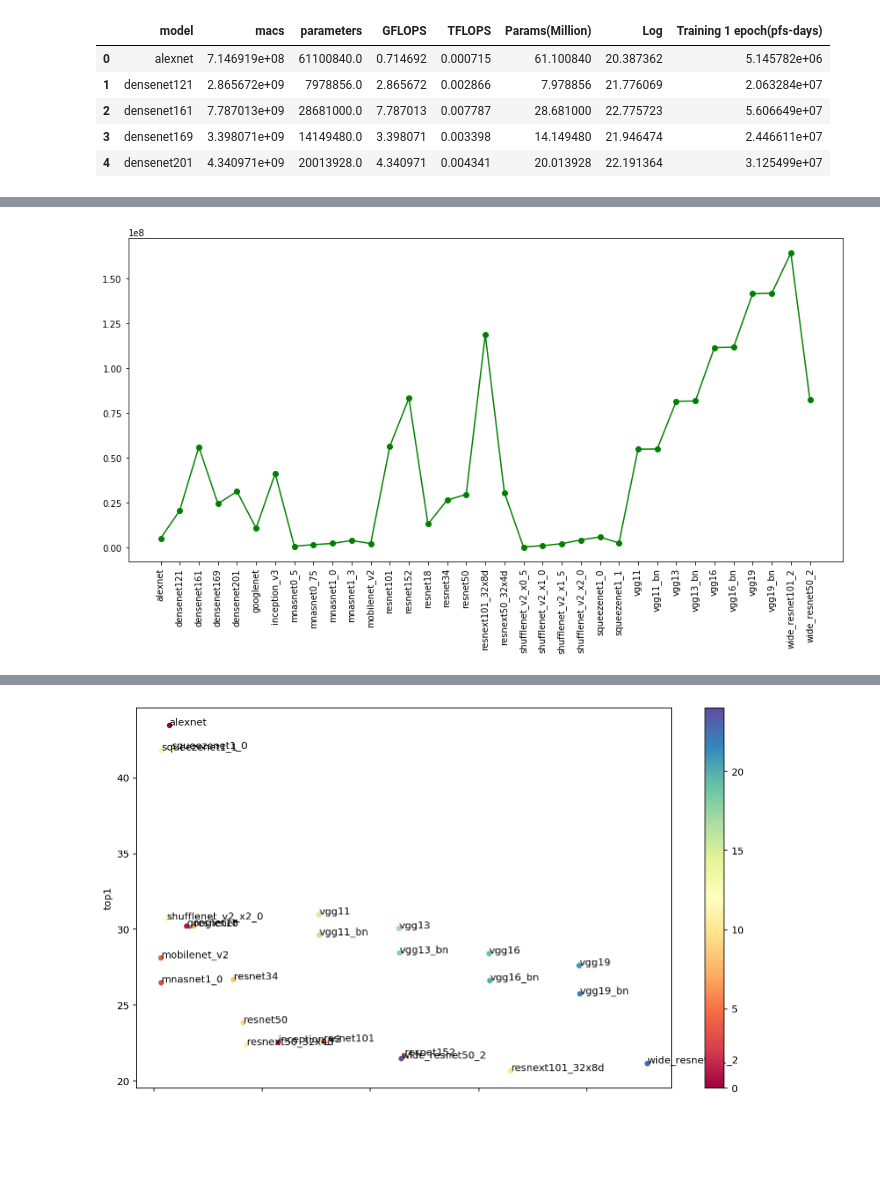
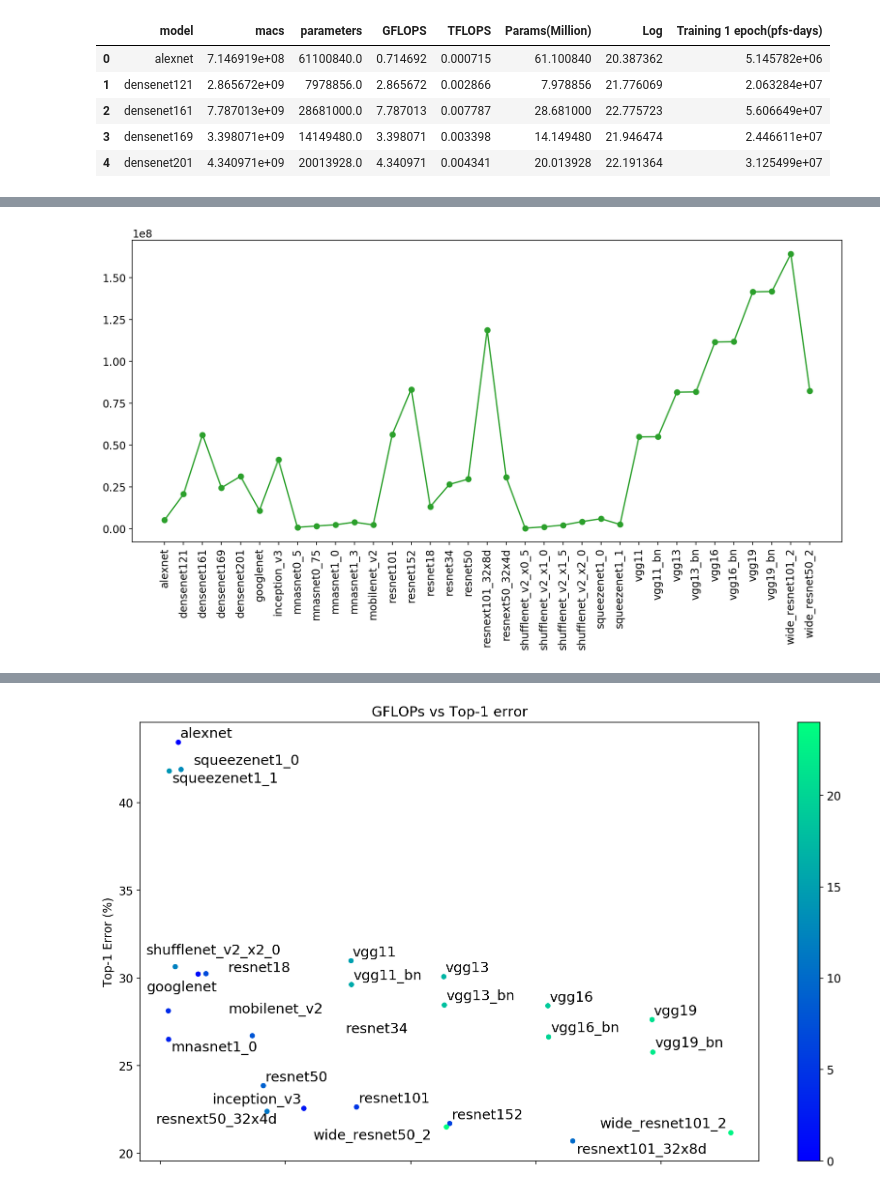
Before and after one commit to MScDissertation/model_hub, a Jupyter notebook: Vision models.ipynb, the cells around one changed output, grey strips where cells are left out. Saved outputs shown, nothing was run; the diff lists cells and outputs as text; code cells hidden in the pictures; blank space fills up the shorter version.

Commit message:
plots

```diff
--- a/Vision models.ipynb
+++ b/Vision models.ipynb
@@ -1,10 +3,16 @@
 # %%
 import numpy as np
 import pandas as pd
+import matplotlib as mpl
 import matplotlib.pyplot as plt
 import seaborn as sns
 %matplotlib inline
 %config InlineBackend.figure_format='retina'
+
+mpl.rcParams['savefig.dpi'] = 300
+mpl.rcParams['font.size'] = 12
+
+plt.style.use('tableau-colorblind10')
 # %%
 url = 'logs/models.txt'
 df = pd.read_csv(url)
@@ -47,8 +55,8 @@ plt.show()
 # %%
 fig = plt.figure(figsize=(12,7))
-plt.plot(df['model'],df['Training 1 epoch(pfs-days)'],marker = "o",color='green')
+plt.plot(df['model'],df['Training 1 epoch(pfs-days)'],marker = "o",color='tab:green')
 plt.xticks( rotation='vertical')
 plt.tight_layout()
 plt.show()
 # %% [output]
-[figure, old version]
+[figure, new version]
@@ -81,11 +87,23 @@ merge_df
 | 24 | wide_resnet50_2 | 1.142692e+10 | 68883240.0 | 11.426925 | 0.011427 | 68.883240 | 23.159238 | 8.227386e+07 | ... |
 # %%
 from matplotlib import cm
-cmap = cm.get_cmap('Spectral')
+from adjustText import adjust_text
+cmap = cm.get_cmap('winter')
 #merge_df.plot.scatter(x ='top1', y='GFLOPS')
 
 ax = merge_df.plot('GFLOPS', 'top1', kind='scatter',
-        c=range(len(merge_df)), colormap=cmap, figsize=(12,7))
-merge_df[['GFLOPS','top1','model']].apply(lambda row: ax.text(*row),axis=1);
+        c=range(len(merge_df)), colormap=cmap, figsize=(12,7),
+                  title="GFLOPs vs Top-1 error")
+ax.set_xlabel("GFLOPs")
+ax.set_ylabel("Top-1 Error (%)")
+#merge_df[['GFLOPS','top1','model']].apply(lambda row: ax.text(*row),axis=1);
+texts = [ax.text(x, y, name,size='large')
+         for x, y, name in zip(merge_df['GFLOPS'],merge_df['top1'],merge_df['model'])]
+#ax.text(0.823441, 41.90, 'squeezenet1_0' )
+# needs citation https://github.com/Phlya/adjustText
+#colormap.remove()
+adjust_text(texts)
+plt.tight_layout()
+ax.figure.savefig('viz/top1error.png',dpi=300)
 # %% [output]
-[figure, old version]
+[figure, new version]
```
Also changed, not shown: parts of 7 cells of this notebook, 4 other files.
